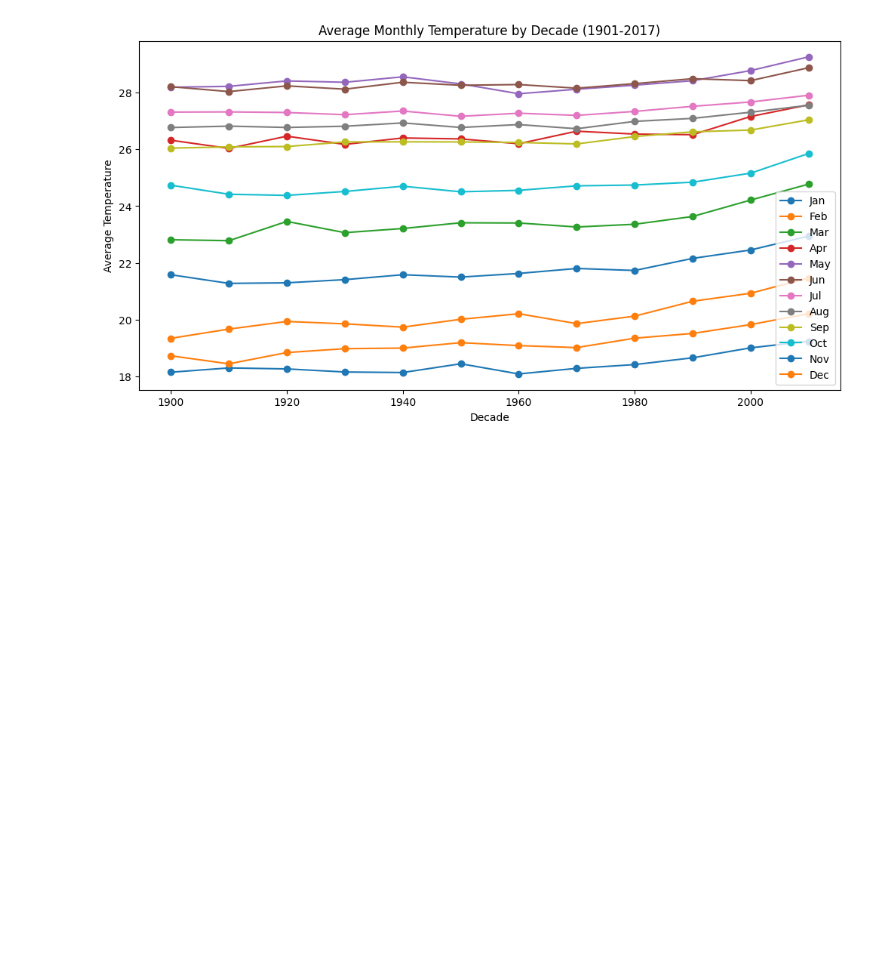
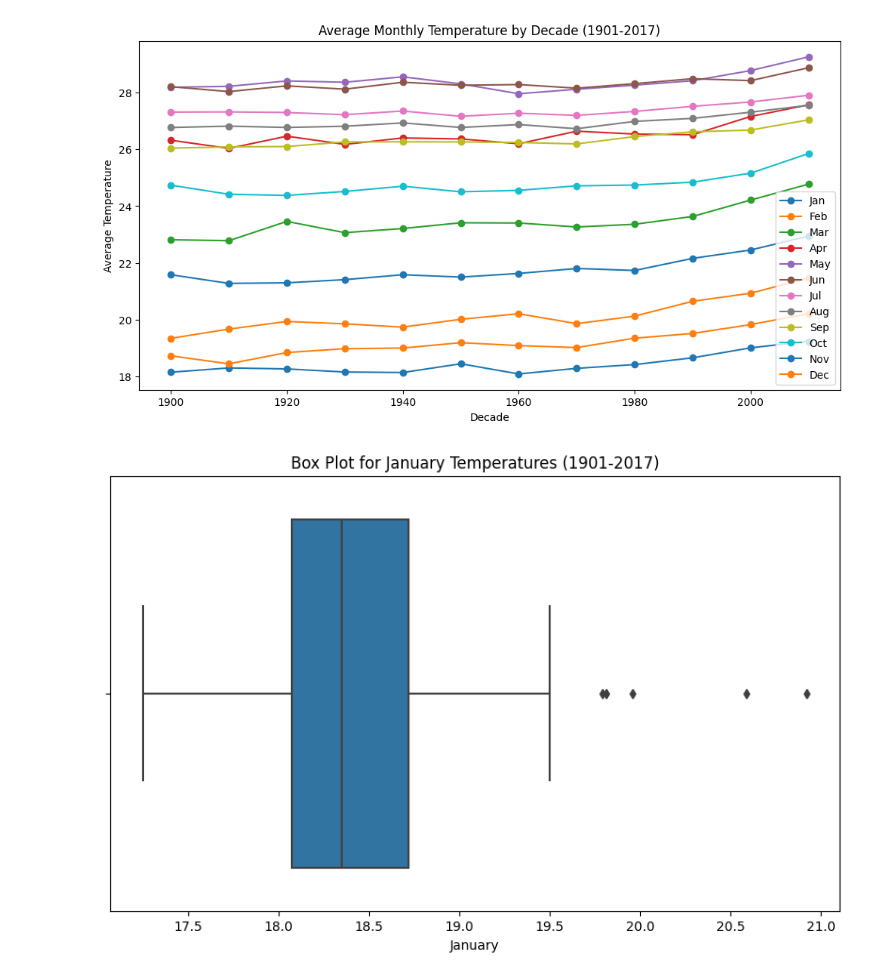
Before and after one commit to AshadullahDanish/weather-forecasting-kaggle-competition-, a Jupyter notebook: notebook1db22fbd9c.ipynb, the cells around one changed output. Saved outputs shown, nothing was run; the diff lists cells and outputs as text; code cells hidden in the pictures; blank space fills up the shorter version.

```diff
--- a/notebook1db22fbd9c.ipynb
+++ b/notebook1db22fbd9c.ipynb
@@ -162,3 +143,12 @@ plt.legend(['Jan', 'Feb', 'Mar', 'Apr', 'May', 'Jun', 'Jul', 'Aug', 'Sep', 'Oct'
 plt.show()
 # %% [output]
 [figure]
+# %%
+# Example for January
+plt.figure(figsize=(10, 6))
+sns.boxplot(x='1', data=df)
+plt.title('Box Plot for January Temperatures (1901-2017)')
+plt.xlabel('January')
+plt.show()
+# %% [output]
+[figure, added]
```
Also changed, not shown: parts of 6 cells of this notebook.
